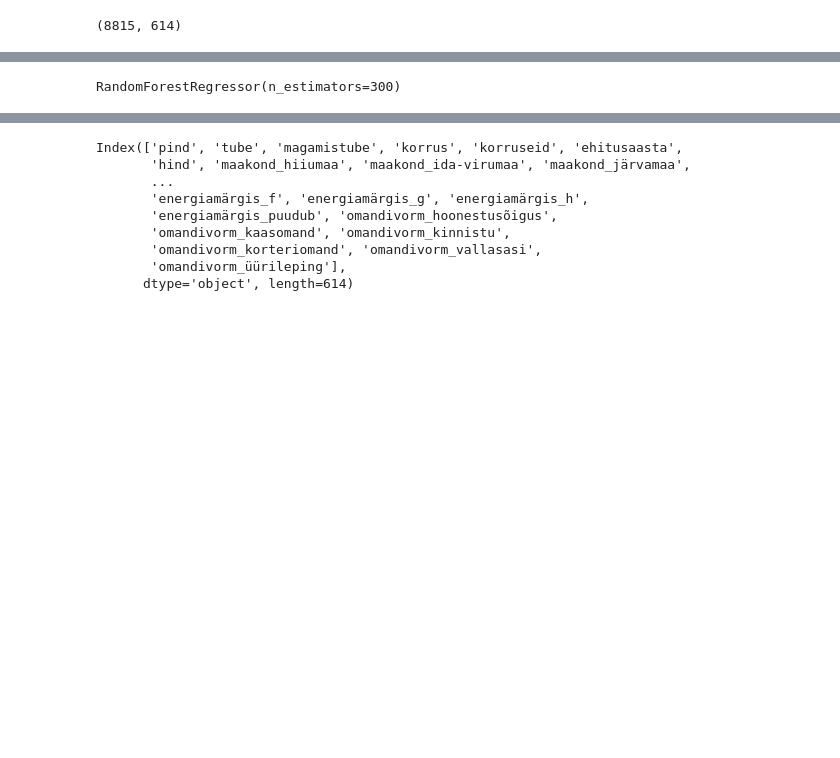
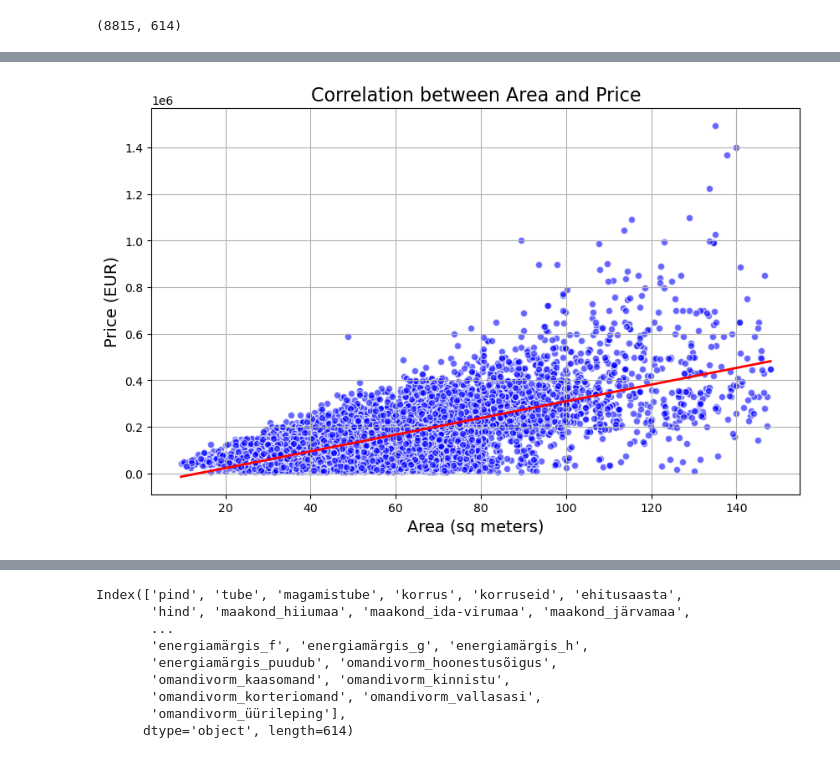
Before and after one commit to RobinHenrik/RealEstatePricePredicing, a Jupyter notebook: RealEstatePricePrediction.ipynb, the cells around one changed output, grey strips where cells are left out. Cells and saved outputs as stored; diff of their text form; code cells hidden in the pictures; blank space fills up the shorter version.

```diff
--- a/RealEstatePricePrediction.ipynb
+++ b/RealEstatePricePrediction.ipynb
@@ -120,4 +181,27 @@ df = df.reset_index(drop=True)
+# %%
+plt.figure(figsize=(10, 6))
+
+# Create scatterplot with a regression line
+sns.regplot(
+    x=df["pind"],
+    y=df["hind"],
+    scatter_kws={"color": "blue", "alpha": 0.6, "edgecolors": "white"},  # Style for scatter points
+    line_kws={"color": "red", "linewidth": 2},   # Style for regression line
+    ci=None  # Removes confidence interval shading
+)
+
+# Add labels and title
+plt.title("Correlation between Area and Price", fontsize=16)
+plt.xlabel("Area (sq meters)", fontsize=14)
+plt.ylabel("Price (EUR)", fontsize=14)
+
+# Display the plot
+plt.grid(True)
+plt.show()
+# %% [output]
+[figure, added]
 # %%
+import joblib
 from sklearn.ensemble import RandomForestRegressor
 from sklearn.model_selection import train_test_split
 
@@ -125,11 +209,10 @@ from sklearn.model_selection import train_test_split
 X = df.drop(columns=["hind"])
 y = df["hind"]
 
-X_train, X_test, y_train, y_test = train_test_split(X, y, test_size=0.2)
-model = RandomForestRegressor(n_estimators=300)
-model.fit(X_train, y_train)
+X_train, X_test, y_train, y_test = train_test_split(X, y, test_size=0.2, random_state=1)
+#model = RandomForestRegressor(n_estimators=300)
+#model.fit(X_train, y_train)
+model = joblib.load('good_model.pkl')  #Comment this line adn uncomment the two previous lines if you want to train a new model
-# %% [output]
-RandomForestRegressor(n_estimators=300)
 # %%
 import numpy as np
 from sklearn.metrics import mean_squared_error
```
Also changed, not shown: parts of 17 cells of this notebook.
